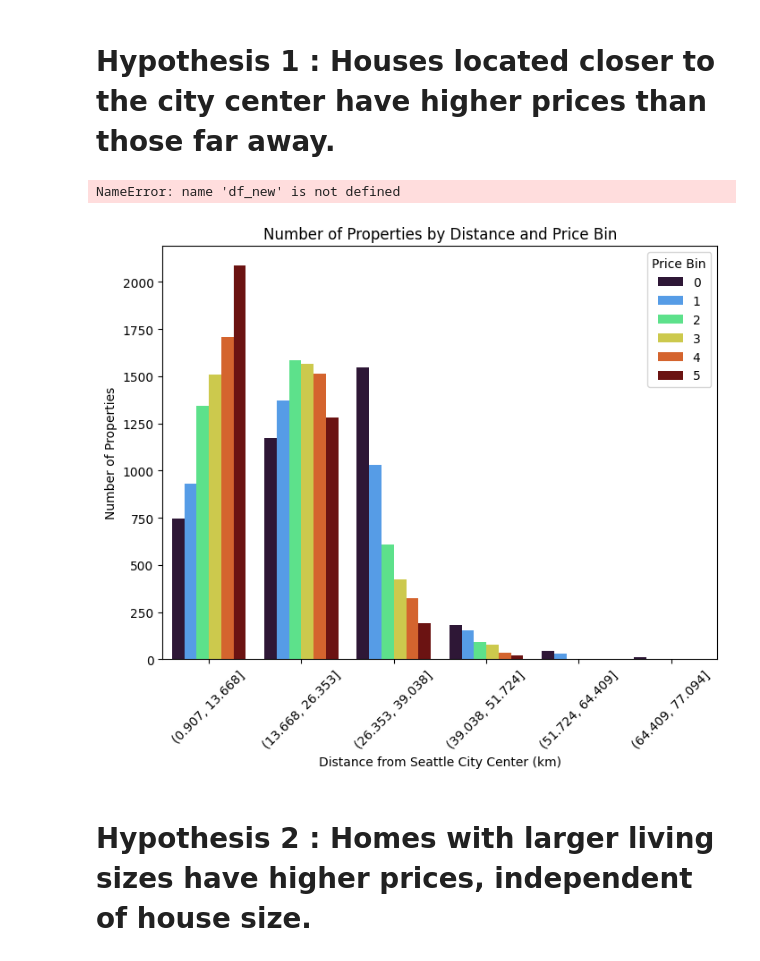
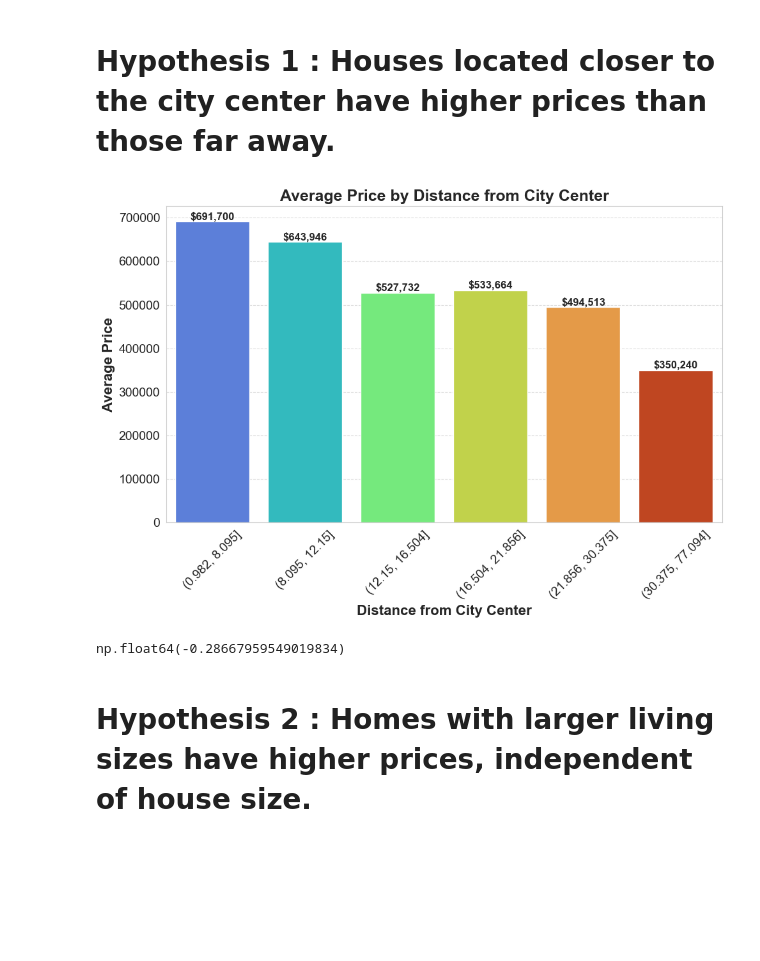
Before and after one commit to heena008/ds-EDA-project.io, a Jupyter notebook: Heena.ipynb, the cells around one changed output. Drawn from its saved outputs; the diff is of its cells as text; code cells hidden in the pictures; blank space fills up the shorter version.

```diff
--- a/Heena.ipynb
+++ b/Heena.ipynb
@@ -315,7 +64,7 @@ import plotly.express as px
 # This keeps the plot inline
 import plotly.io as pio
 #pio.renderers.default = "notebook"  # or "notebook_connected"
-
+pio.renderers.default = "browser"
 df_new['price_bin'] = pd.qcut(df_new['price'], q=6, labels=False)
 
 fig = px.scatter_mapbox(
@@ -333,16 +82,3 @@ fig = px.scatter_mapbox(
 
 fig.update_layout(mapbox_style="open-street-map")  # street map style
 fig.update_layout(margin={"r":0,"t":0,"l":0,"b":0})
-# %% [output]
-NameError: name 'df_new' is not defined
-# %%
-city_center_lat = 47.6062
-city_center_lon = -122.3321
-
-# Subtract Seattle city center coordinates
-df_new["lat_dc"] = df_new["lat"] - city_center_lat
-df_new["long_dc"] = df_new["long"] - city_center_lon  # ✅ use city_center_lon
-
-# Convert to approximate km
-df_new["lat_km"] = df_new["lat_dc"] * 111          # 1° latitude ≈ 111 km
-df_new["long_km"] = df_new["long_dc"] * 85         # 1° longitude ≈ 85 km in Seattle
@@ -363,29 +114,44 @@ df_new["distance_from_center_km"] = df_new.apply(
 )
-# %%
-import seaborn as sns
-import matplotlib.pyplot as plt
-from matplotlib import cm
-import numpy as np
-
-df_new["distance_bin"] = pd.cut(df_new["distance_from_center_km"], bins=6)
-
-counts = df_new.groupby(["distance_bin", "price_bin"]).size().reset_index(name="count")
-
-# Pivot the table so distance_bin is x, price_bin is y
-heatmap_data = counts.pivot(index="price_bin", columns="distance_bin", values="count")
-# Get 6 discrete colors from turbo colormap (for 6 price bins)
-colors = cm.turbo(np.linspace(0, 1, len(df_new["price_bin"].unique())))
-plt.figure(figsize=(8,6))
-sns.barplot(x="distance_bin", y="count", hue="price_bin", data=counts, palette=colors)
-
-plt.xlabel("Distance from Seattle City Center (km)")
-plt.ylabel("Number of Properties")
-plt.title("Number of Properties by Distance and Price Bin")
-plt.xticks(rotation=45)
-plt.legend(title="Price Bin")
-plt.show()
-# %% [output]
-[figure, removed]
+# %%
+import matplotlib.pyplot as plt
+import seaborn as sns
+import pandas as pd
+
+# Create distance groups
+df_new["distance_group"] = pd.qcut(df_new["distance_from_center_km"], q=6)
+
+# Calculate average price per group
+avg_price = df_new.groupby("distance_group")["price"].mean().reset_index()
+
+plt.figure(figsize=(10,7))
+
+sns.barplot(
+    data=avg_price,
+    x="distance_group",
+    y="price",
+    palette="turbo"
+)
+
+# Add value labels
+for i, value in enumerate(avg_price["price"]):
+    plt.text(i, value, f"${value:,.0f}",
+             ha='center', va='bottom',
+             fontsize=12, fontweight='bold')
+
+plt.xlabel("Distance from City Center", fontsize=16, fontweight='bold')
+plt.ylabel("Average Price", fontsize=16, fontweight='bold')
+plt.title("Average Price by Distance from City Center", fontsize=18, fontweight='bold')
+plt.xticks(rotation=45, fontsize=14)
+plt.yticks(fontsize=14)
+plt.grid(axis='y', linestyle='--', alpha=0.7)
+plt.tight_layout()
+plt.show()
+# %% [output]
+[figure, added]
+# %%
+df_new["distance_from_center_km"].corr(df_new["price"])
+# %% [output]
+np.float64(-0.28667959549019834)
 # %% [markdown]
 # Hypothesis 2 :  Homes with larger living  sizes have higher prices, independent of house size.
 # %%
```
Also changed, not shown: parts of 39 cells of this notebook, 6 other files.
